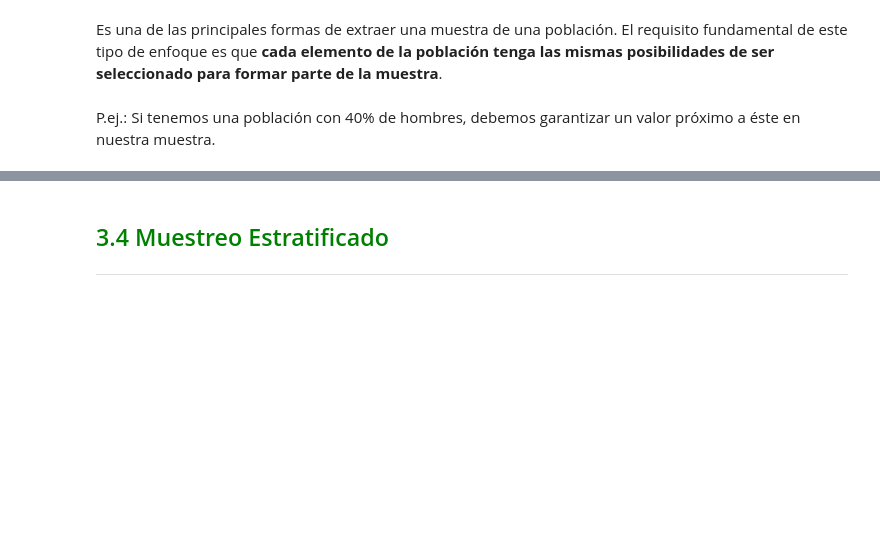
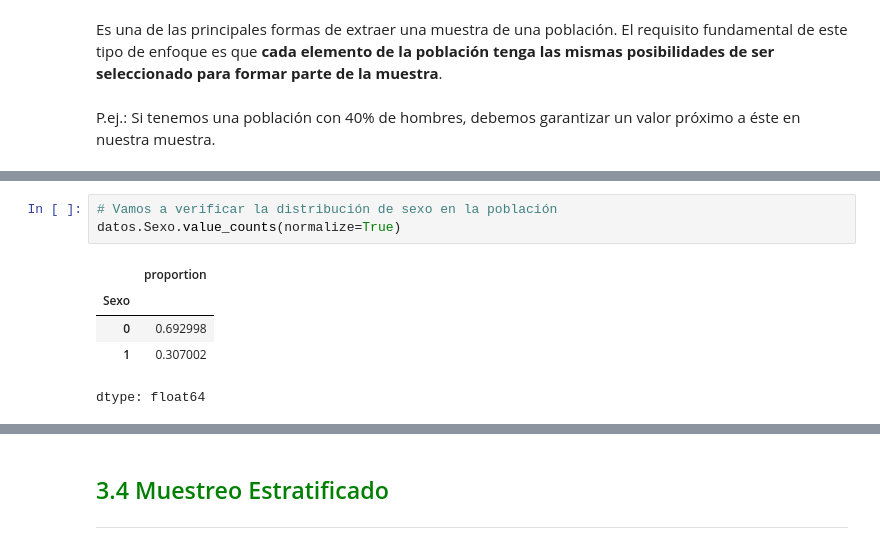
Before and after one commit to Maucho6340/1764-estadistica-con-python-probabilidad-y-muestreo, a Jupyter notebook: Curso_de_Etadística_Parte_2.ipynb, the cells around one changed output, grey strips where cells are left out. Cells and saved outputs as stored; diff of their text form; blank space fills up the shorter version.

```diff
--- a/Curso_de_Etadística_Parte_2.ipynb
+++ b/Curso_de_Etadística_Parte_2.ipynb
@@ -1083,0 +1115,9 @@ P.ej.: Si tenemos una población con 40% de hombres, debemos garantizar un valor
+# %%
+# Vamos a verificar la distribución de sexo en la población
+datos.Sexo.value_counts(normalize=True)
+# %% [output]
+|  | proportion |
+| Sexo |  |
+| 0 | 0.692998 |
+| 1 | 0.307002 |
+dtype: float64
```
Also changed, not shown: parts of 17 cells of this notebook.
